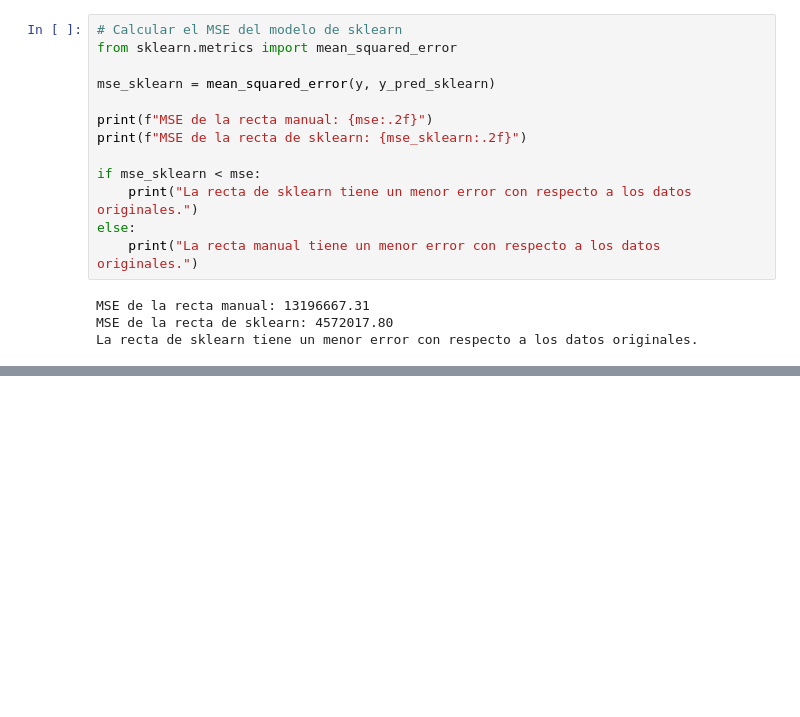
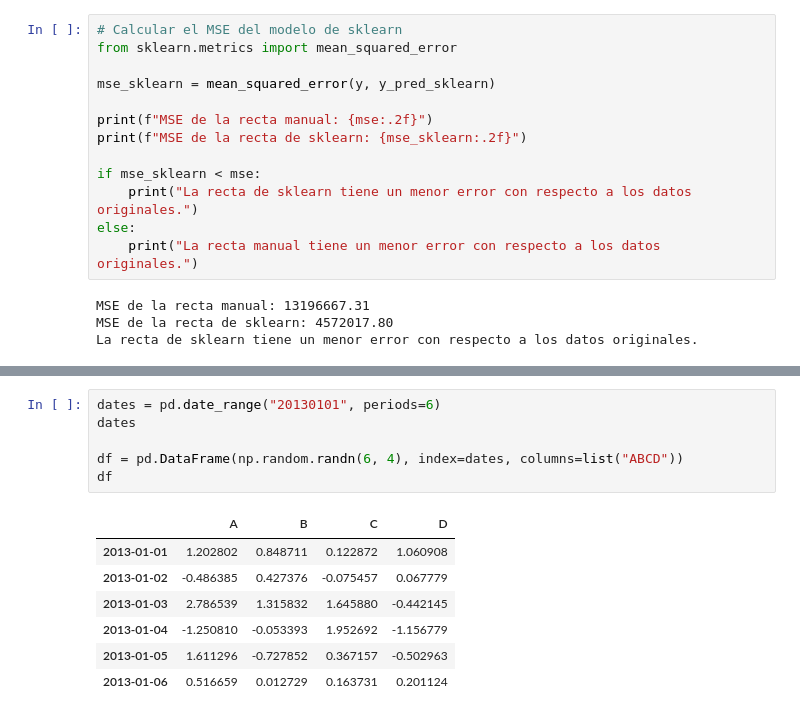
Before and after one commit to andreupslpornelas/MineriaDeDatos, a Jupyter notebook: Mineria_de_datos.ipynb, the cells around one changed output, grey strips where cells are left out. Cells and saved outputs as stored; diff of their text form; blank space fills up the shorter version.

```diff
--- a/Mineria_de_datos.ipynb
+++ b/Mineria_de_datos.ipynb
@@ -723,0 +742,14 @@ La recta de sklearn tiene un menor error con respecto a los datos originales.
+# %%
+dates = pd.date_range("20130101", periods=6)
+dates
+
+df = pd.DataFrame(np.random.randn(6, 4), index=dates, columns=list("ABCD"))
+df
+# %% [output]
+|  | A | B | C | D |
+| 2013-01-01 | 1.202802 | 0.848711 | 0.122872 | 1.060908 |
+| 2013-01-02 | -0.486385 | 0.427376 | -0.075457 | 0.067779 |
+| 2013-01-03 | 2.786539 | 1.315832 | 1.645880 | -0.442145 |
+| 2013-01-04 | -1.250810 | -0.053393 | 1.952692 | -1.156779 |
+| 2013-01-05 | 1.611296 | -0.727852 | 0.367157 | -0.502963 |
+| 2013-01-06 | 0.516659 | 0.012729 | 0.163731 | 0.201124 |
```
Also changed, not shown: parts of 11 cells of this notebook.
